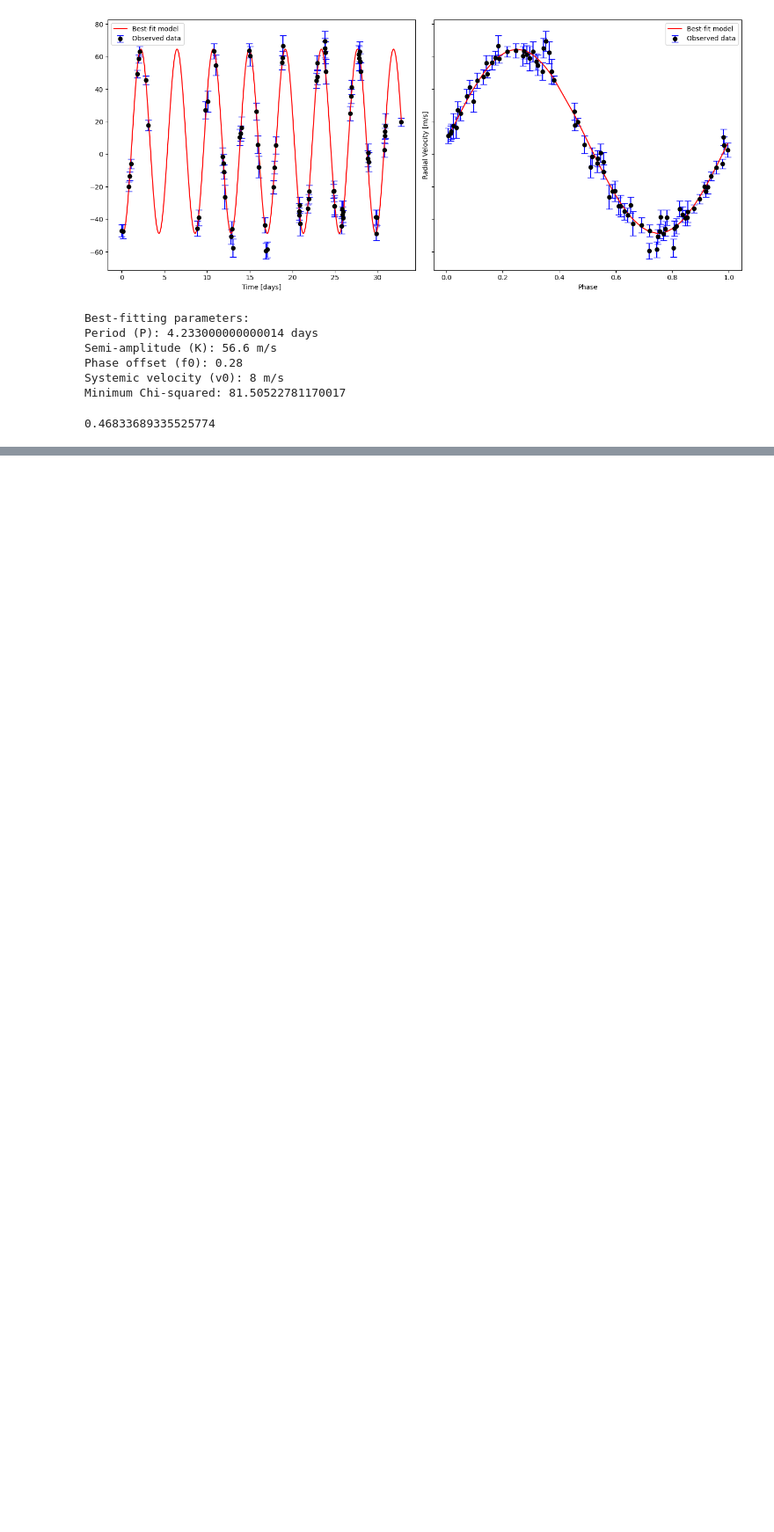
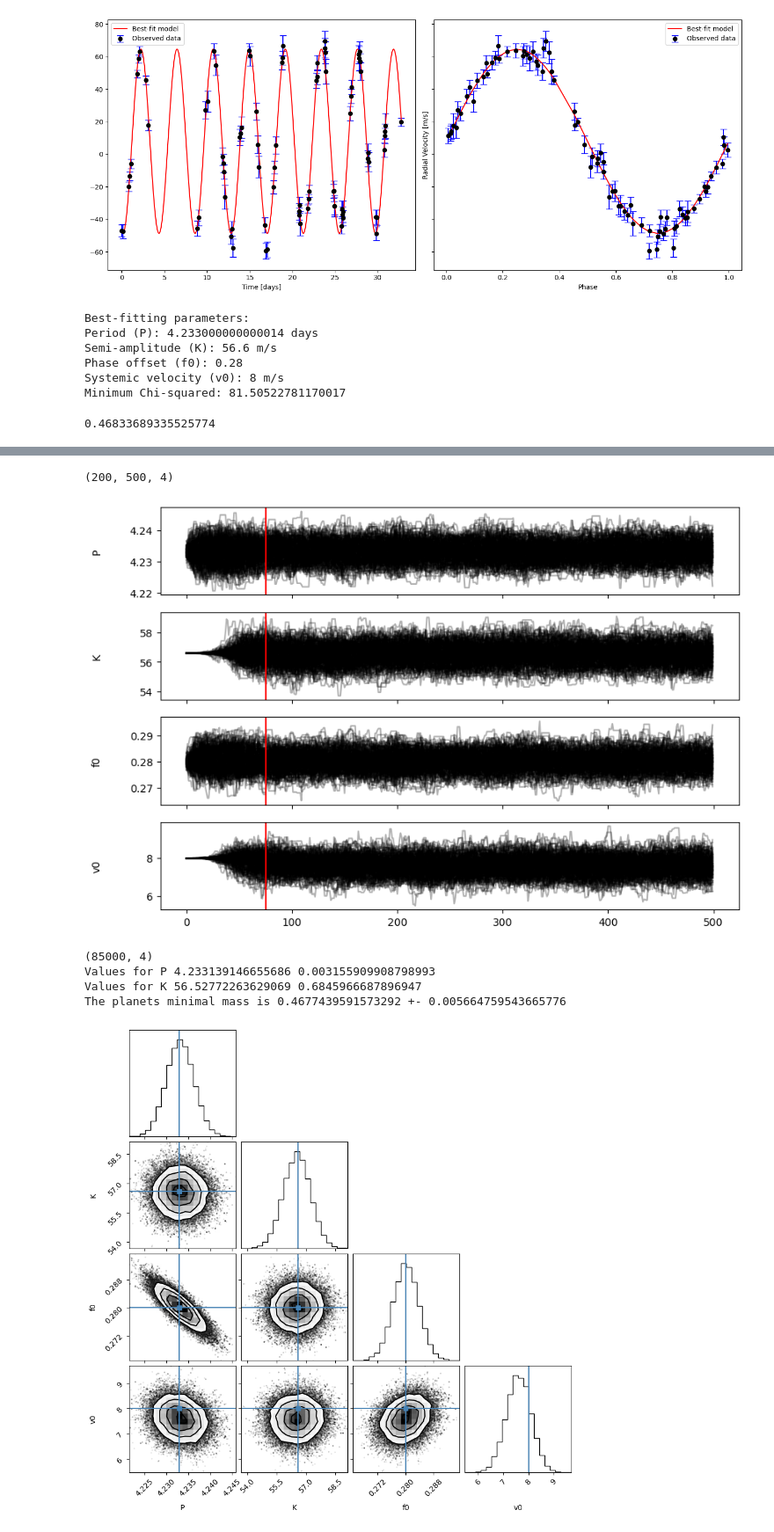
Before and after one commit to TapWhite/ALOP-2, a Jupyter notebook: problems.ipynb, the cells around one changed output, grey strips where cells are left out. Shown at 88% size. Cells and saved outputs as stored; diff of their text form; code cells hidden in the pictures; blank space fills up the shorter version.

```diff
--- a/problems.ipynb
+++ b/problems.ipynb
@@ -207,7 +207,7 @@ Minimum Chi-squared: 81.50522781170017
 # %%
 from astropy.constants import G, M_sun, M_jup
 
-def calculate_Mp(M_star, P, i, K):
+def calculate_Mp(M_star, P, i, K, P_error=None, K_error=None):
     """
     Calculate the mass of the planet (M_P) in Jupiter masses using the provided parameters.
 
@@ -226,11 +226,16 @@ def calculate_Mp(M_star, P, i, K):
 
     # Gravitational constant G from astropy, in units of m^3 kg^-1 s^-2
     G_value = G.value  # Extract the value of G in SI units (m^3 kg^-1 s^-2)
+    M_P = K * M_star**(2/3) * ((P / (2 * np.pi * G_value))**(1/3)) / np.sin(i_radians)
+    # Calculate M_P in Jupiter masses (M_J)
+    if not P_error and not K_error:
+        return M_P
 
-    # Calculate M_P in Jupiter masses (M_J)
-    M_P = K * M_star**(2/3) * ((P / (2 * np.pi * G_value))**(1/3)) / np.sin(i_radians)
-
-    return M_P
+    else:    # Calculate the error in M_P
+        K_error_part =K_error* M_star**(2/3) * ((P / (2 * np.pi * G_value))**(1/3)) / np.sin(i_radians)
+        P_error_part = K * M_star**(2/3) * (P**(-2/3)) / (2 * np.pi * G_value)**(1/3) / (3*np.sin(i_radians)) * P_error
+        M_P_error = np.sqrt(P_error_part**2 + K_error_part**2)
+        return M_P, M_P_error
 
 minimal_planet_mass = calculate_Mp(1.06 * M_sun.value, best_P *24*3600, 90, best_K) / M_jup.value
 print(minimal_planet_mass)
@@ -238,0 +386,65 @@ print(minimal_planet_mass)
+# %%
+
+ndim, nwalkers = 4, 200
+pos = [np.array([best_P, best_K, best_f0, best_v0]) + 1e-3*np.random.randn(ndim) for i in range(nwalkers)]
+
+sampler = emcee.EnsembleSampler(nwalkers, ndim, lnprobgaussian, args=(time, vrad_obs, vrad_uncertainty))
+
+tmp = sampler.run_mcmc(pos, 500)
+
+print(sampler.chain.shape)
+
+fig, axes = plt.subplots(4, figsize=(10, 7), sharex=True)
+
+labels = ["P", "K", "f0", "v0"]
+for i in range(ndim):
+    ax = axes[i]
+    ax.plot(sampler.chain[:, :, i].transpose(), color="black", alpha=0.3)
+    ax.set_ylabel(labels[i])
+    ax.axvline(75, color='red')
+    ax.yaxis.set_label_coords(-0.1, 0.5)
+#axes[-1].set_xlabel("step number")
+#plt.savefig("pdf/emcee.pdf")
+plt.show()
+
+
+samples = sampler.chain[:, 75:, :].reshape((-1, ndim))
+print(samples.shape)
+
+import corner
+
+
+
+fig = corner.corner(samples, labels=labels, truths=[best_P, best_K, best_f0, best_v0])
+
+fig = corner.corner(
+    samples,
+    labels=labels,
+    truths=[best_P, best_K, best_f0, best_v0],
+    quantiles=[0.16, 0.5, 0.84],
+    show_titles=True,
+)
+
+median_P = np . percentile ( samples [: , 0] , 50.0)
+p16_P = np . percentile ( samples [: , 0] , 16)
+p84_P = np . percentile ( samples [: , 0] , 84)
+sigma_P = 0.5 * ( p84_P - p16_P)
+print('Values for P', median_P, sigma_P)
+
+median_K = np . percentile ( samples [: , 1] , 50.0)
+p16_K = np . percentile ( samples [: , 1] , 16)
+p84_K = np . percentile ( samples [: , 1] , 84)
+sigma_K = 0.5 * ( p84_K - p16_K)
+print('Values for K',median_K, sigma_K)
+
+
+minimal_planet_mass = calculate_Mp(1.06 * M_sun.value, median_P *24*3600, 90, median_K, P_error= sigma_P, K_error=sigma_K) / M_jup.value
+print('The planets minimal mass is',minimal_planet_mass[0], '+-', minimal_planet_mass[1])
+# %% [output]
+(200, 500, 4)
+[figure, added]
+(85000, 4)
+Values for P 4.233139146655686 0.003155909908798993
+Values for K 56.52772263629069 0.6845966687896947
+The planets minimal mass is 0.4677439591573292 +- 0.005664759543665776
+[figure, added]
```
Also changed, not shown: parts of 12 cells of this notebook, 6 other files.
